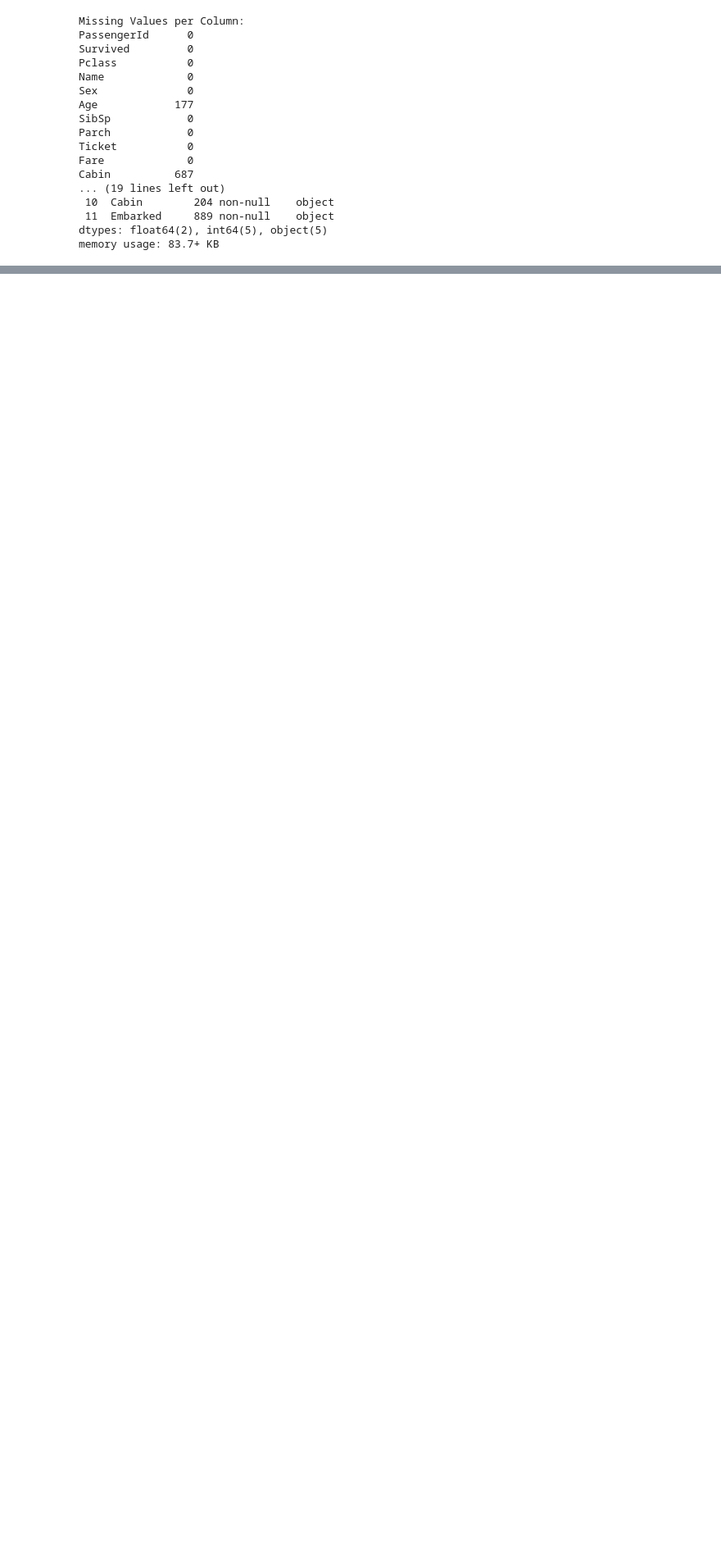
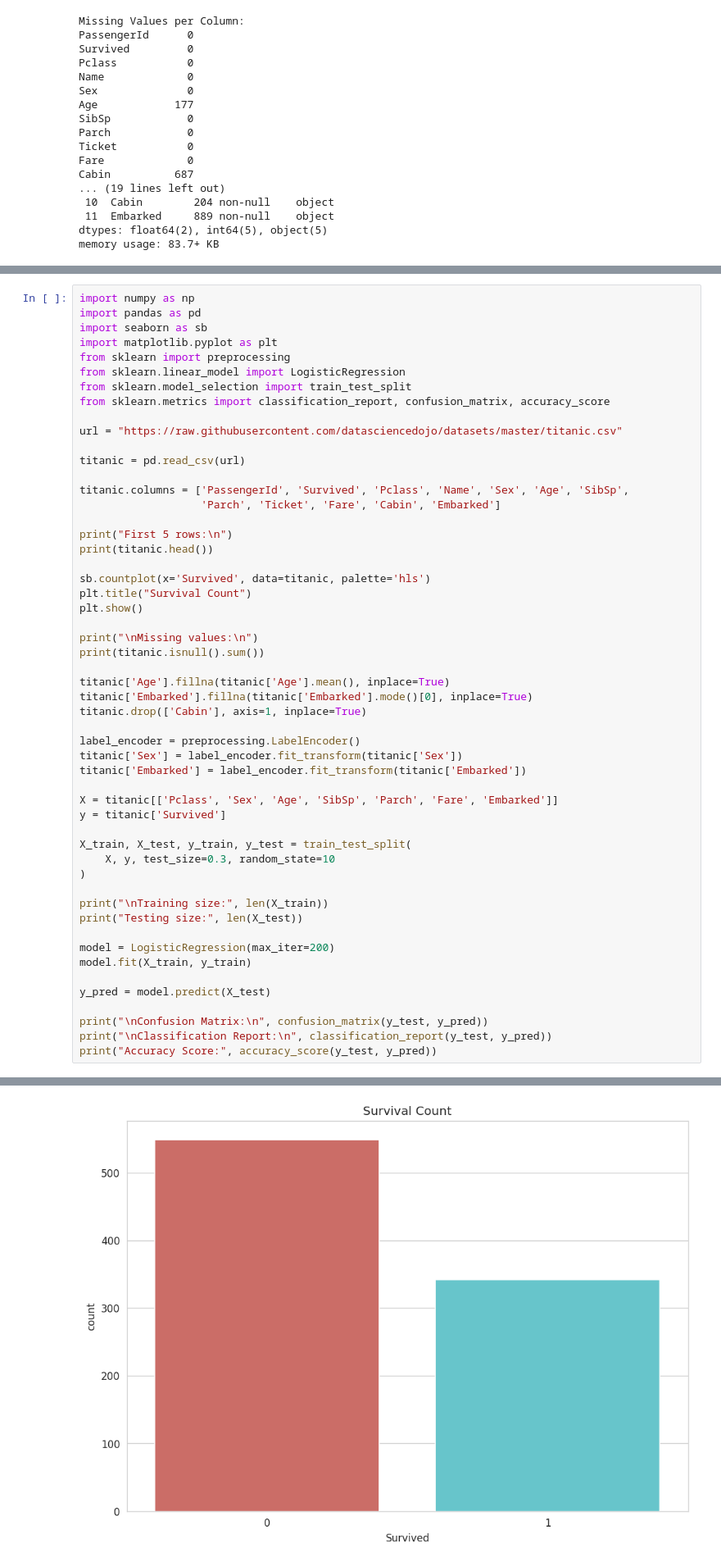
Before and after one commit to mdashrafresearch/911124243058-Sem4, a Jupyter notebook: FDSA.ipynb, the cells around one changed output, grey strips where cells are left out. Shown at 82% size. Drawn from its saved outputs; the diff is of its cells as text; blank space fills up the shorter version.

```diff
--- a/FDSA.ipynb
+++ b/FDSA.ipynb
@@ -1399,0 +1402,54 @@ memory usage: 83.7+ KB
+# %%
+import numpy as np
+import pandas as pd
+import seaborn as sb
+import matplotlib.pyplot as plt
+from sklearn import preprocessing
+from sklearn.linear_model import LogisticRegression
+from sklearn.model_selection import train_test_split
+from sklearn.metrics import classification_report, confusion_matrix, accuracy_score
+
+url = "https://raw.githubusercontent.com/datasciencedojo/datasets/master/titanic.csv"
+
+titanic = pd.read_csv(url)
+
+titanic.columns = ['PassengerId', 'Survived', 'Pclass', 'Name', 'Sex', 'Age', 'SibSp',
+                   'Parch', 'Ticket', 'Fare', 'Cabin', 'Embarked']
+
+print("First 5 rows:\n")
+print(titanic.head())
+
+sb.countplot(x='Survived', data=titanic, palette='hls')
+plt.title("Survival Count")
+plt.show()
+
+print("\nMissing values:\n")
+print(titanic.isnull().sum())
+
+titanic['Age'].fillna(titanic['Age'].mean(), inplace=True)
+titanic['Embarked'].fillna(titanic['Embarked'].mode()[0], inplace=True)
+titanic.drop(['Cabin'], axis=1, inplace=True)
+
+label_encoder = preprocessing.LabelEncoder()
+titanic['Sex'] = label_encoder.fit_transform(titanic['Sex'])
+titanic['Embarked'] = label_encoder.fit_transform(titanic['Embarked'])
+
+X = titanic[['Pclass', 'Sex', 'Age', 'SibSp', 'Parch', 'Fare', 'Embarked']]
+y = titanic['Survived']
+
+X_train, X_test, y_train, y_test = train_test_split(
+    X, y, test_size=0.3, random_state=10
+)
+
+print("\nTraining size:", len(X_train))
+print("Testing size:", len(X_test))
+
+model = LogisticRegression(max_iter=200)
+model.fit(X_train, y_train)
+
+y_pred = model.predict(X_test)
+
+print("\nConfusion Matrix:\n", confusion_matrix(y_test, y_pred))
+print("\nClassification Report:\n", classification_report(y_test, y_pred))
+print("Accuracy Score:", accuracy_score(y_test, y_pred))
+# %% [output]
@@ -1399,0 +1476 @@ memory usage: 83.7+ KB
+[figure, added]
```
Also changed, not shown: parts of 4 cells of this notebook.
